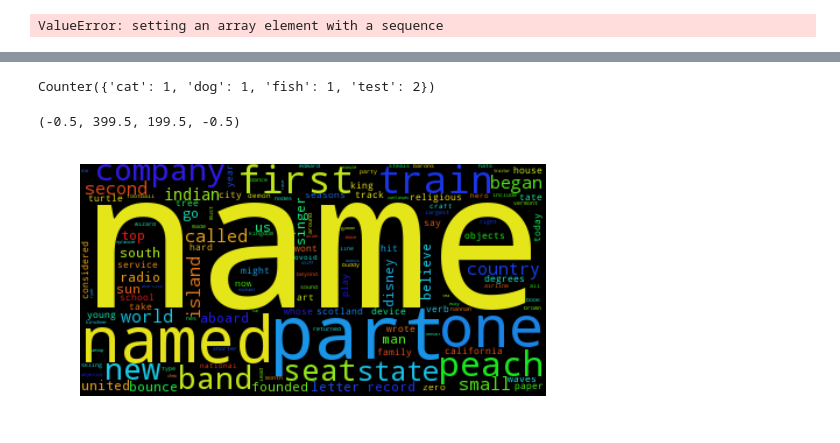
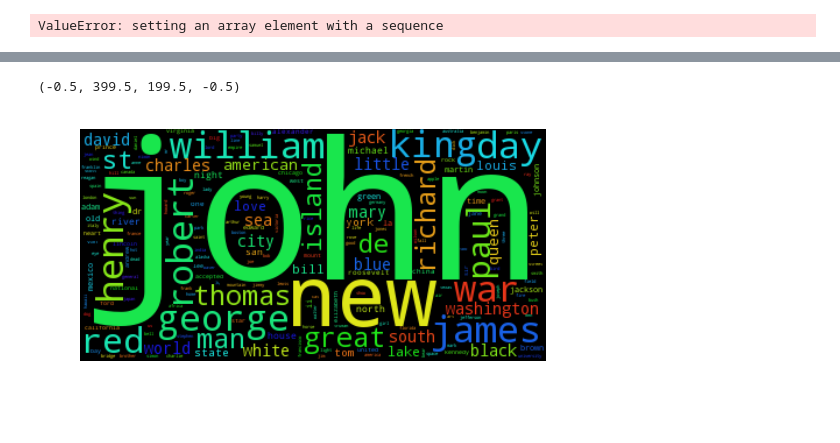
Before and after one commit to nfranchetti/Jeopardy, a Jupyter notebook: part3/clustering_first_steps.ipynb, the cells around one changed output, grey strips where cells are left out. Drawn from its saved outputs; the diff is of its cells as text; code cells hidden in the pictures.

Commit message:
Word cloud things

```diff
--- a/part3/clustering_first_steps.ipynb
+++ b/part3/clustering_first_steps.ipynb
@@ -730,29 +975,31 @@ topics_matrix
 # %%
 from collections import Counter
 
-Counter(['test', 'test', 'fish', 'dog', 'cat'])
+counts = Counter(text.split())
-# %% [output]
-Counter({'cat': 1, 'dog': 1, 'fish': 1, 'test': 2})
 # %%
 Counter(df[    ])
 # %%
 from wordcloud import WordCloud
 
-wordcloud = WordCloud().generate(text)
+answers = df['clean_answer'].values
+answer_text = ' '.join(answers)
+
+wordcloud = WordCloud().generate(answer_text)
 
 # Display the generated image:
 # the matplotlib way:
 import matplotlib.pyplot as plt
 %matplotlib inline
+
 plt.imshow(wordcloud)
 plt.axis("off")
 
 # # lower max_font_size
 # wordcloud = WordCloud(max_font_size=40).generate(text)
 # plt.figure()
 # plt.imshow(wordcloud)
 # plt.axis("off")
 # plt.show()
 # %% [output]
 (-0.5, 399.5, 199.5, -0.5)
-[figure, old version]
+[figure, new version]
```
Also changed, not shown: parts of 38 cells of this notebook, 5 other files.
